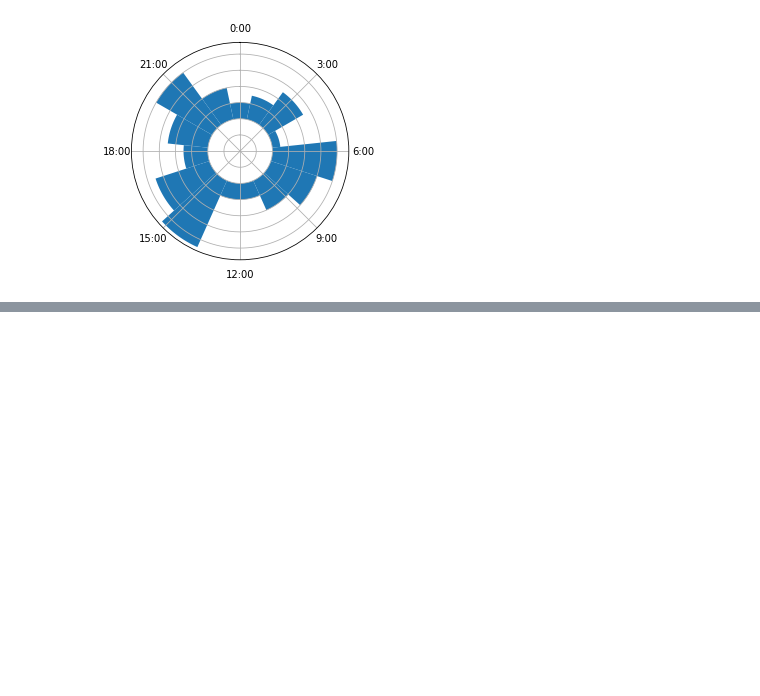
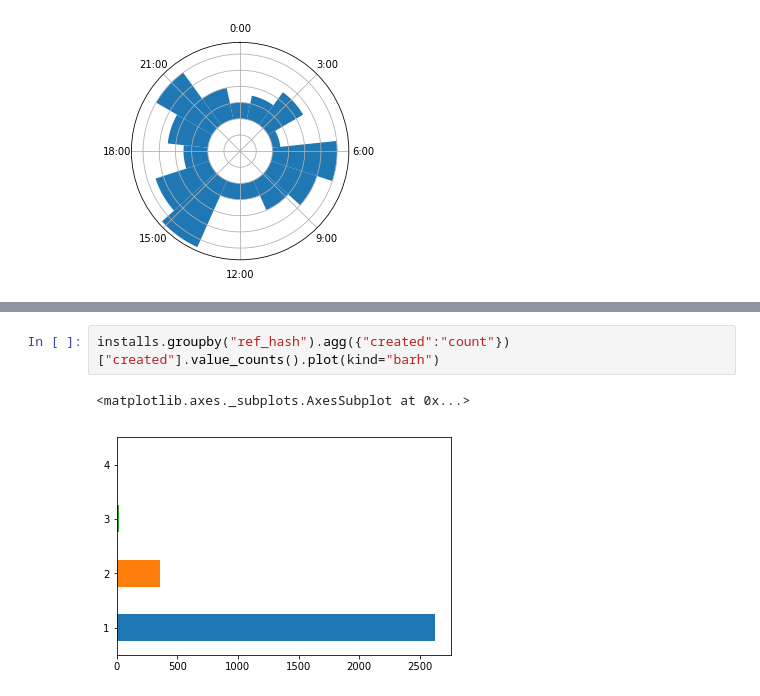
Before and after one commit to AlejandroKler/Datanesa, a Jupyter notebook: ale.ipynb, the cells around one changed output, grey strips where cells are left out. Drawn from its saved outputs; the diff is of its cells as text; blank space fills up the shorter version.

```diff
--- a/ale.ipynb
+++ b/ale.ipynb
@@ -261,0 +318,5 @@ py.offline.iplot(fig)
+# %%
+installs.groupby("ref_hash").agg({"created":"count"})["created"].value_counts().plot(kind="barh")
+# %% [output]
+<matplotlib.axes._subplots.AxesSubplot at 0x...>
+[figure, added]
```
Also changed, not shown: parts of 17 cells of this notebook, 7 other files.
